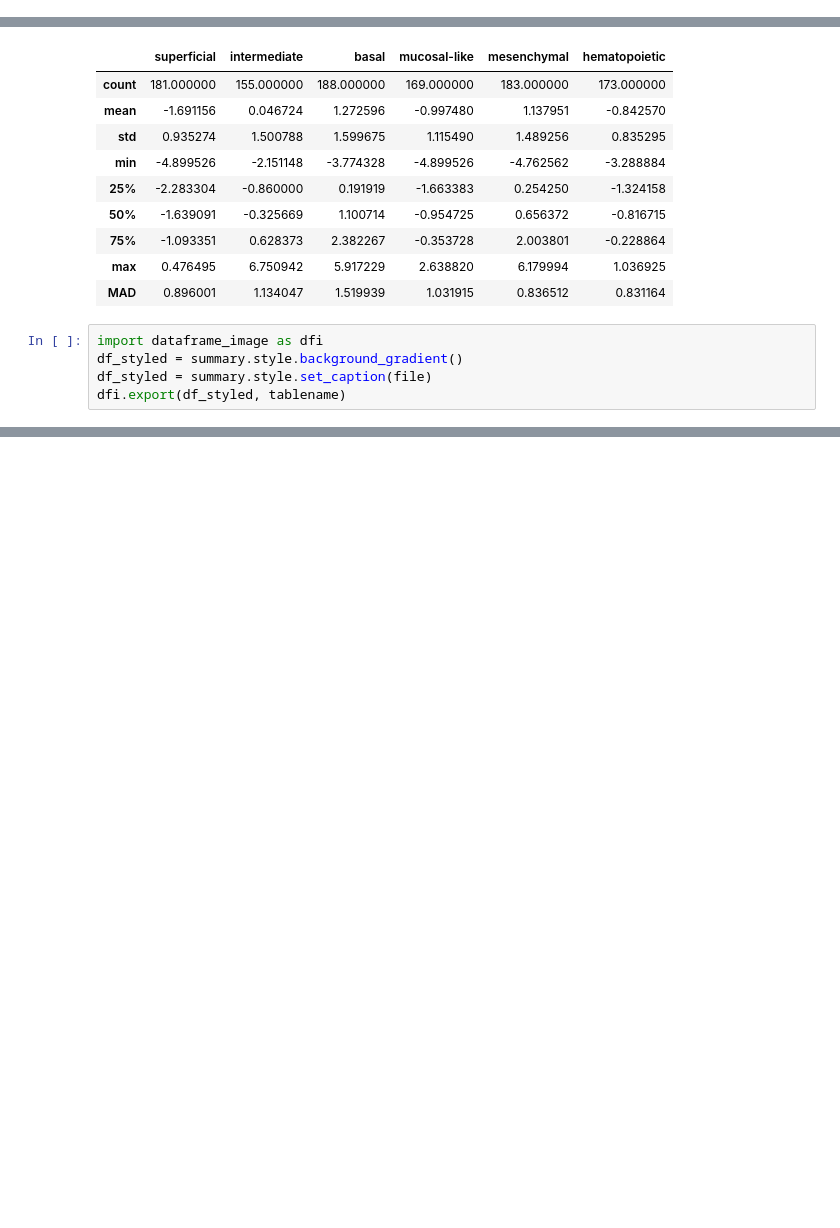
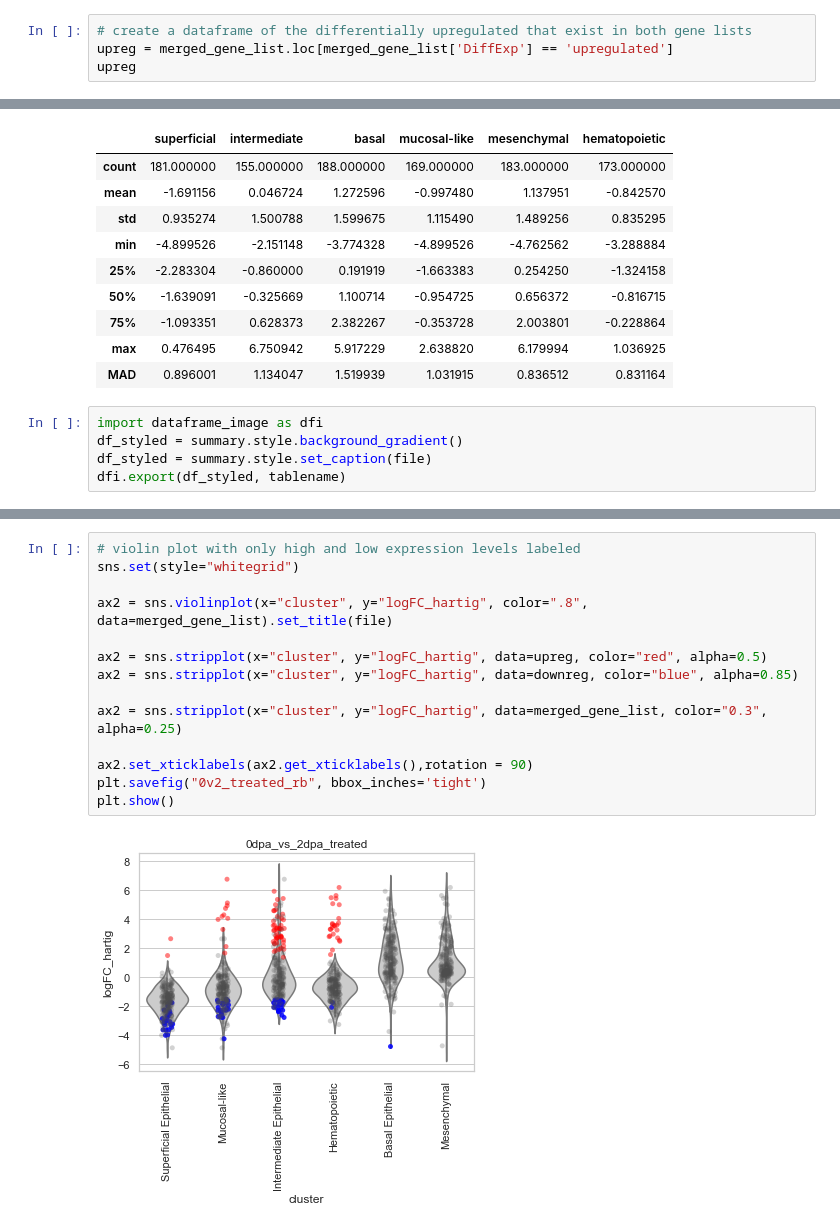
Before and after one commit to cgnobrega/Nobrega_Honors_Thesis, a Jupyter notebook: code/gene_lists_parse.ipynb, the cells around one changed output, grey strips where cells are left out. Saved outputs shown, nothing was run; the diff lists cells and outputs as text; blank space fills up the shorter version.

```diff
--- a/code/gene_lists_parse.ipynb
+++ b/code/gene_lists_parse.ipynb
@@ -97,3 +95,7 @@ downreg
 | 883 | abi3a | abi3a | ENSDARG00000060072 | Hematopoietic | downregulated | 0.620248 | -1.845389 |
 | 899 | si:ch211-106h4.12 | si:ch211-106h4.12 | ENSDARG00000092920 | Mesenchymal | downregulated | 1.582189 | -4.762562 |
 77 rows × 7 columns
+# %%
+# create a dataframe of the differentially upregulated that exist in both gene lists
+upreg = merged_gene_list.loc[merged_gene_list['DiffExp'] == 'upregulated']
+upreg
@@ -257,0 +287,16 @@ dfi.export(df_styled, tablename)
+# %%
+# violin plot with only high and low expression levels labeled
+sns.set(style="whitegrid")
+
+ax2 = sns.violinplot(x="cluster", y="logFC_hartig", color=".8", data=merged_gene_list).set_title(file)
+
+ax2 = sns.stripplot(x="cluster", y="logFC_hartig", data=upreg, color="red", alpha=0.5)
+ax2 = sns.stripplot(x="cluster", y="logFC_hartig", data=downreg, color="blue", alpha=0.85)
+
+ax2 = sns.stripplot(x="cluster", y="logFC_hartig", data=merged_gene_list, color="0.3", alpha=0.25)
+
+ax2.set_xticklabels(ax2.get_xticklabels(),rotation = 90)
+plt.savefig("0v2_treated_rb", bbox_inches='tight')
+plt.show()
+# %% [output]
+[figure, added]
```
Also changed, not shown: parts of 4 cells of this notebook, 3 other files.
